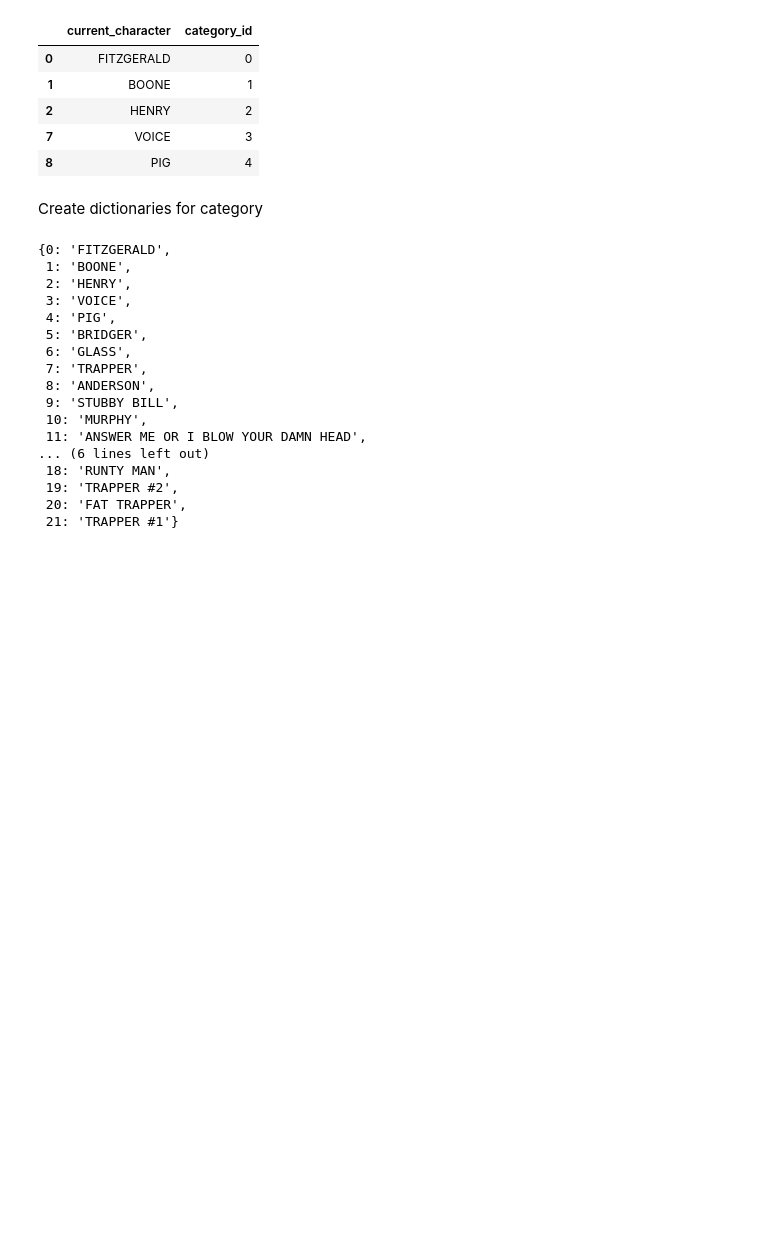
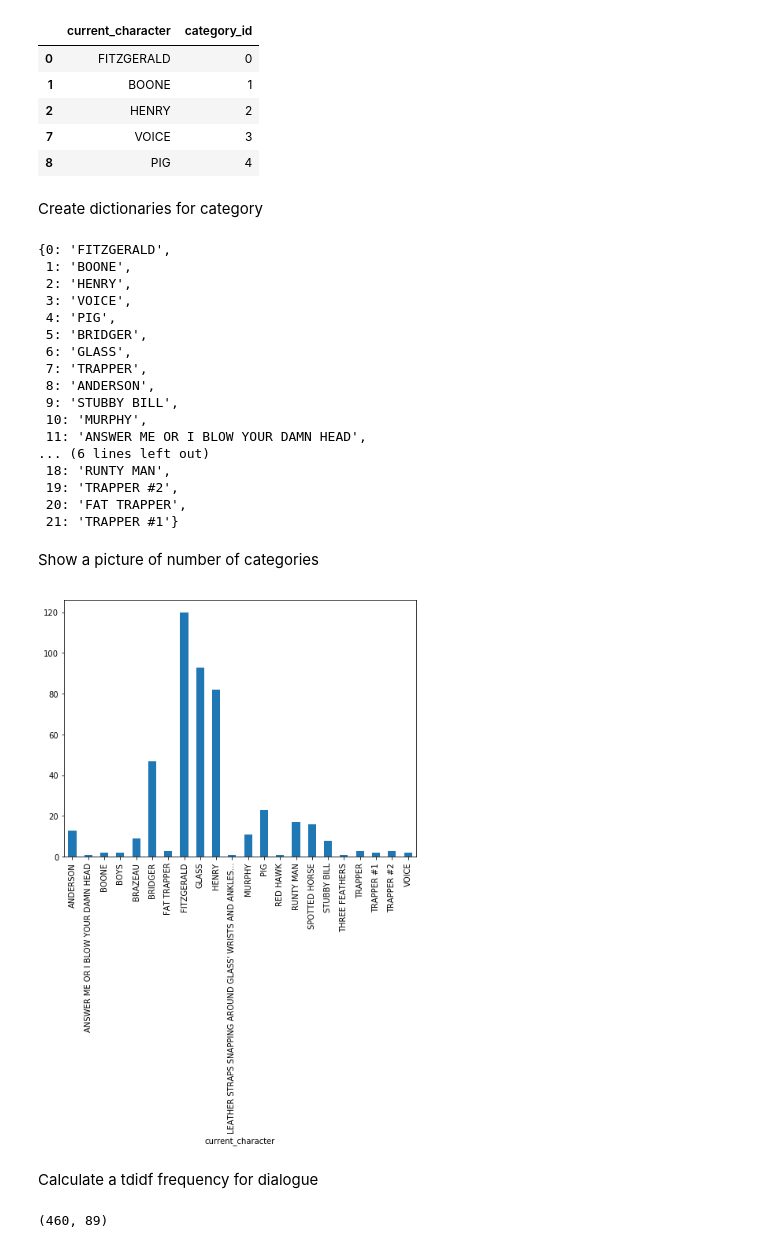
Before and after one commit to dmerson/ScriptProject, a Jupyter notebook: Python/Try a text classifier with script to check for character.ipynb, the cells around one changed output. Drawn from its saved outputs; the diff is of its cells as text; code cells hidden in the pictures; blank space fills up the shorter version.

```diff
--- a/Python/Try a text classifier with script to check for character.ipynb
+++ b/Python/Try a text classifier with script to check for character.ipynb
@@ -95,3 +95,22 @@ id_to_category
  19: 'TRAPPER #2',
  20: 'FAT TRAPPER',
  21: 'TRAPPER #1'}
+# %% [markdown]
+Show a picture of number of categories
+# %%
+import matplotlib.pyplot as plt
+fig = plt.figure(figsize=(8,6))
+df.groupby('current_character').current_dialogue.count().plot.bar(ylim=0)
+plt.show()
+# %% [output]
+[figure, added]
+# %% [markdown]
+Calculate a tdidf frequency for dialogue
+# %%
+from sklearn.feature_extraction.text import TfidfVectorizer
+tfidf = TfidfVectorizer(sublinear_tf=True, min_df=5, norm='l2', encoding='latin-1', ngram_range=(1, 2), stop_words='english')
+features = tfidf.fit_transform(df.current_dialogue).toarray()
+labels = df.category_id
+features.shape
+# %% [output]
+(460, 89)
```
Also changed, not shown: parts of 7 cells of this notebook.
